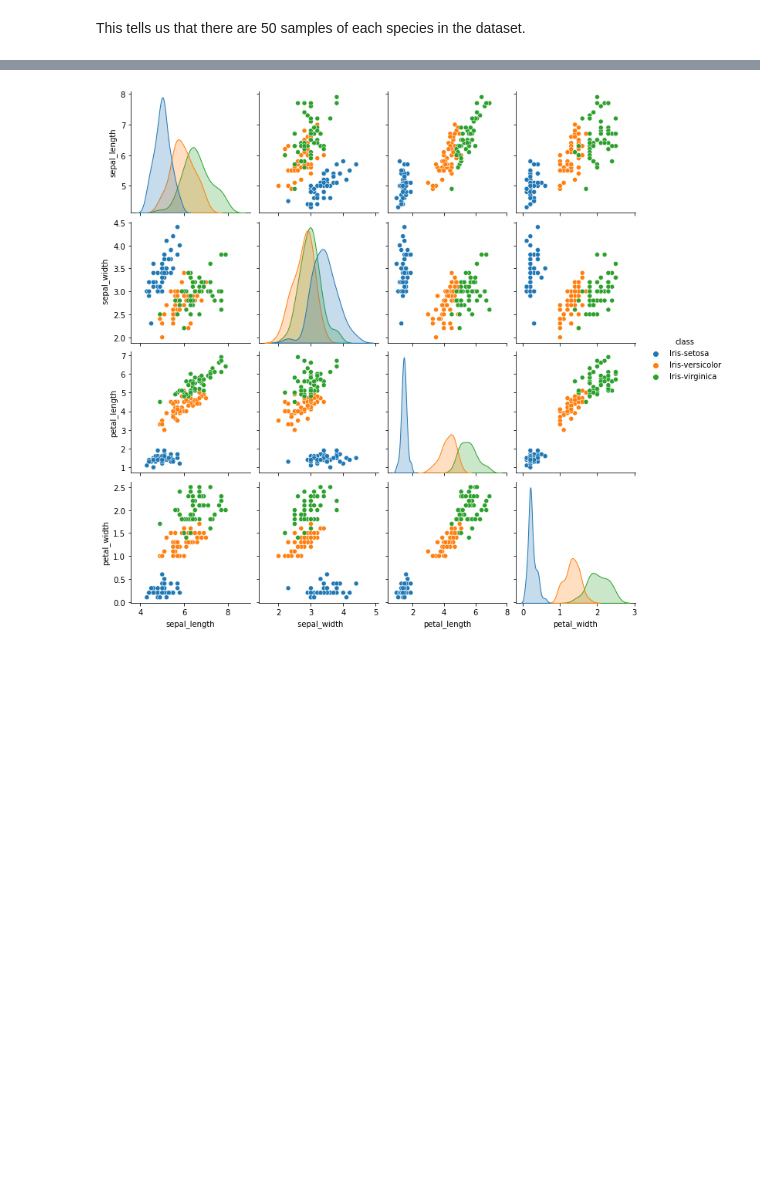
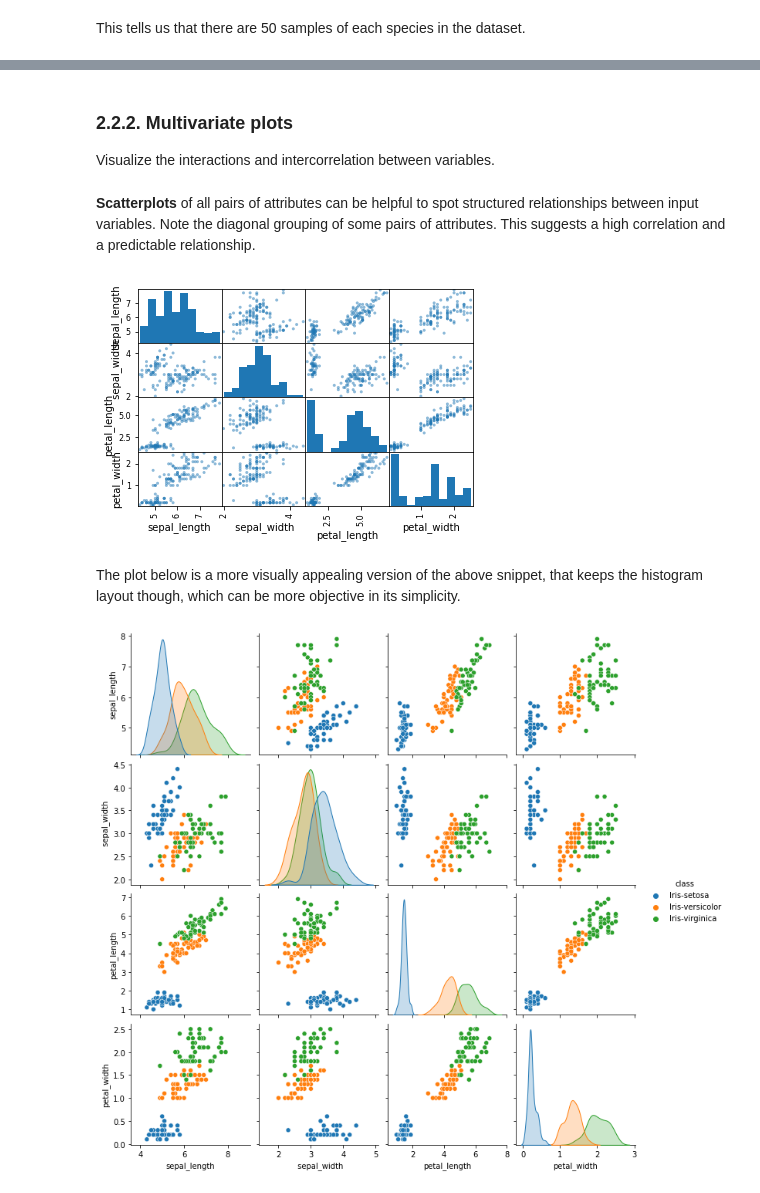
Before and after one commit to akamlah/IrisTutorial, a Jupyter notebook: IrisTutorial.ipynb, the cells around one changed output, grey strips where cells are left out. Drawn from its saved outputs; the diff is of its cells as text; code cells hidden in the pictures; blank space fills up the shorter version.

```diff
--- a/IrisTutorial.ipynb
+++ b/IrisTutorial.ipynb
@@ -157,3 +228,17 @@ A very important tool in exploratory data analysis is data visualization, which
+# %% [markdown]
+### 2.2.2. Multivariate plots
+
+Visualize the interactions and intercorrelation between variables.
+# %% [markdown]
+**Scatterplots** of all pairs of attributes can be helpful to spot structured relationships between input variables. Note the diagonal grouping of some pairs of attributes. This suggests a high correlation and a predictable relationship.
+# %%
+# scatter plot matrix
+pd.plotting.scatter_matrix(df)
+plt.show()
+# %% [output]
+[figure, added]
+# %% [markdown]
+The plot below is a more visually appealing version of the above snippet, that keeps the histogram layout though, which can be more objective in its simplicity.
 # %%
 sns.pairplot(df, hue='class');
 # %% [output]
```
Also changed, not shown: parts of 28 cells of this notebook.
